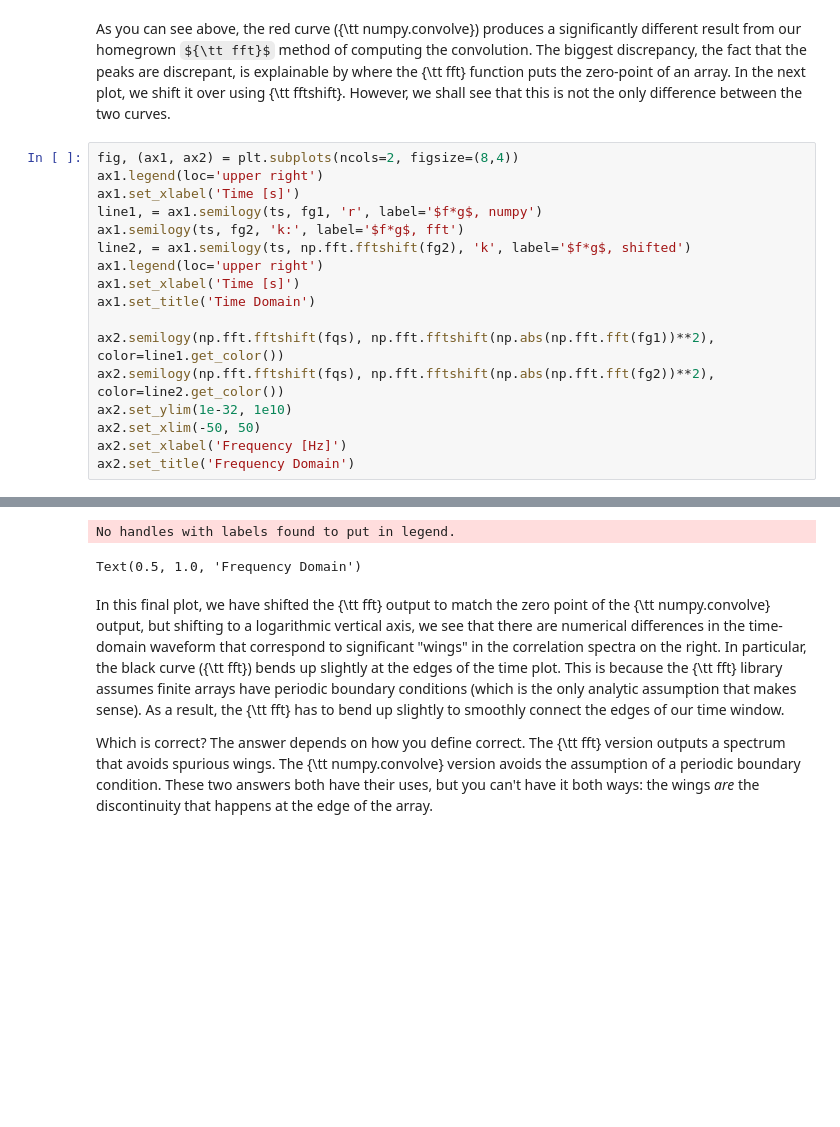
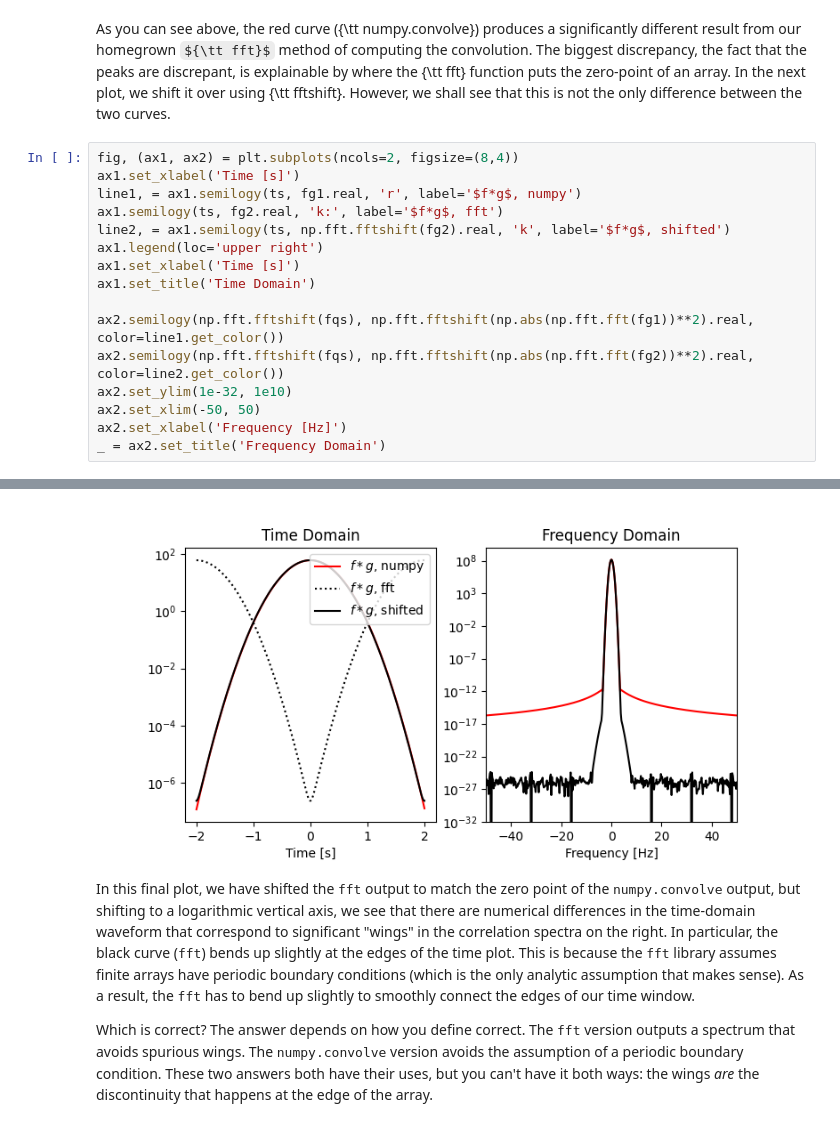
Before and after one commit to AaronParsons/ugradio, a Jupyter notebook: jupyter_tutorials/lab1/Convolutions and Correlations.ipynb, the cells around one changed output, grey strips where cells are left out. Saved outputs shown, nothing was run; the diff lists cells and outputs as text; some formulas as TeX source; blank space fills up the shorter version.

```diff
--- a/jupyter_tutorials/lab1/Convolutions and Correlations.ipynb
+++ b/jupyter_tutorials/lab1/Convolutions and Correlations.ipynb
@@ -143,19 +146,18 @@ plt.show()
 As you can see above, the red curve ({\tt numpy.convolve}) produces a significantly different result from our homegrown ${\tt fft}$ method of computing the convolution. The biggest discrepancy, the fact that the peaks are discrepant, is explainable by where the {\tt fft} function puts the zero-point of an array. In the next plot, we shift it over using {\tt fftshift}. However, we shall see that this is not the only difference between the two curves.
 # %%
 fig, (ax1, ax2) = plt.subplots(ncols=2, figsize=(8,4))
-ax1.legend(loc='upper right')
 ax1.set_xlabel('Time [s]')
-line1, = ax1.semilogy(ts, fg1, 'r', label='$f*g$, numpy')
-ax1.semilogy(ts, fg2, 'k:', label='$f*g$, fft')
-line2, = ax1.semilogy(ts, np.fft.fftshift(fg2), 'k', label='$f*g$, shifted')
+line1, = ax1.semilogy(ts, fg1.real, 'r', label='$f*g$, numpy')
+ax1.semilogy(ts, fg2.real, 'k:', label='$f*g$, fft')
+line2, = ax1.semilogy(ts, np.fft.fftshift(fg2).real, 'k', label='$f*g$, shifted')
 ax1.legend(loc='upper right')
 ax1.set_xlabel('Time [s]')
 ax1.set_title('Time Domain')
 
-ax2.semilogy(np.fft.fftshift(fqs), np.fft.fftshift(np.abs(np.fft.fft(fg1))**2), color=line1.get_color())
-ax2.semilogy(np.fft.fftshift(fqs), np.fft.fftshift(np.abs(np.fft.fft(fg2))**2), color=line2.get_color())
+ax2.semilogy(np.fft.fftshift(fqs), np.fft.fftshift(np.abs(np.fft.fft(fg1))**2).real, color=line1.get_color())
+ax2.semilogy(np.fft.fftshift(fqs), np.fft.fftshift(np.abs(np.fft.fft(fg2))**2).real, color=line2.get_color())
 ax2.set_ylim(1e-32, 1e10)
 ax2.set_xlim(-50, 50)
 ax2.set_xlabel('Frequency [Hz]')
-ax2.set_title('Frequency Domain')
+_ = ax2.set_title('Frequency Domain')
 # %% [output]
@@ -164,6 +164,5 @@ ax2.set_title('Frequency Domain')
-No handles with labels found to put in legend.
-Text(0.5, 1.0, 'Frequency Domain')
+[figure, added]
 # %% [markdown]
-In this final plot, we have shifted the {\tt fft} output to match the zero point of the {\tt numpy.convolve} output, but shifting to a logarithmic vertical axis, we see that there are numerical differences in the time-domain waveform that correspond to significant "wings" in the correlation spectra on the right. In particular, the black curve ({\tt fft}) bends up slightly at the edges of the time plot. This is because the {\tt fft} library assumes finite arrays have periodic boundary conditions (which is the only analytic assumption that makes sense). As a result, the {\tt fft} has to bend up slightly to smoothly connect the edges of our time window.
+In this final plot, we have shifted the <tt>fft</tt> output to match the zero point of the <tt>numpy.convolve</tt> output, but shifting to a logarithmic vertical axis, we see that there are numerical differences in the time-domain waveform that correspond to significant "wings" in the correlation spectra on the right. In particular, the black curve (<tt>fft</tt>) bends up slightly at the edges of the time plot. This is because the <tt>fft</tt> library assumes finite arrays have periodic boundary conditions (which is the only analytic assumption that makes sense). As a result, the <tt>fft</tt> has to bend up slightly to smoothly connect the edges of our time window.
 
-Which is correct? The answer depends on how you define correct. The {\tt fft} version outputs a spectrum that avoids spurious wings. The {\tt numpy.convolve} version avoids the assumption of a periodic boundary condition. These two answers both have their uses, but you can't have it both ways: the wings *are* the discontinuity that happens at the edge of the array.
+Which is correct? The answer depends on how you define correct. The <tt>fft</tt> version outputs a spectrum that avoids spurious wings. The <tt>numpy.convolve</tt> version avoids the assumption of a periodic boundary condition. These two answers both have their uses, but you can't have it both ways: the wings *are* the discontinuity that happens at the edge of the array.
```
Also changed, not shown: parts of 4 cells of this notebook, 1 other file.
